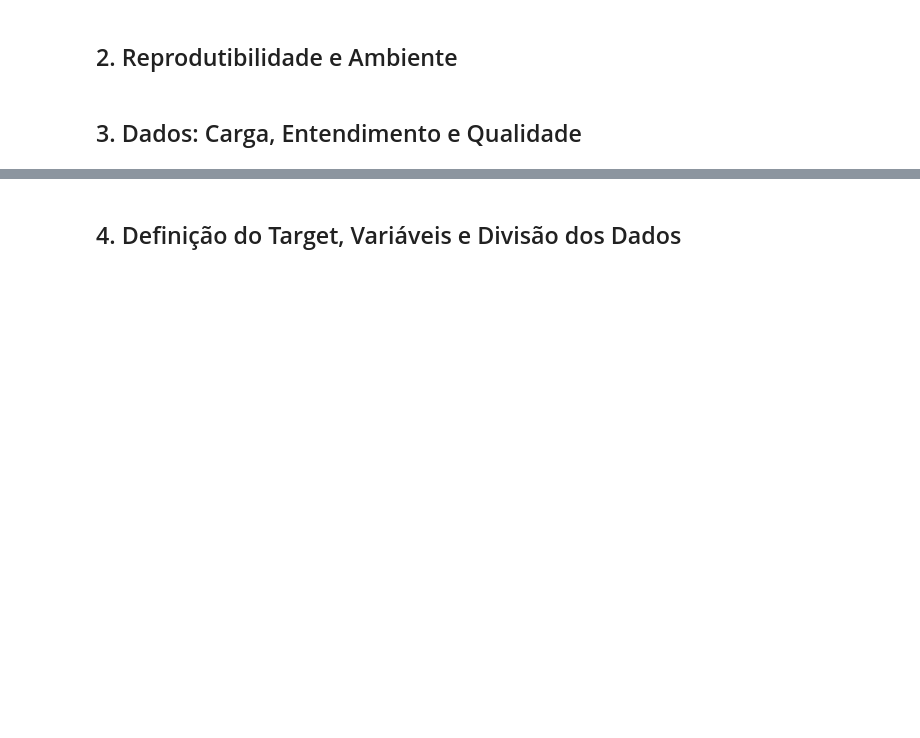
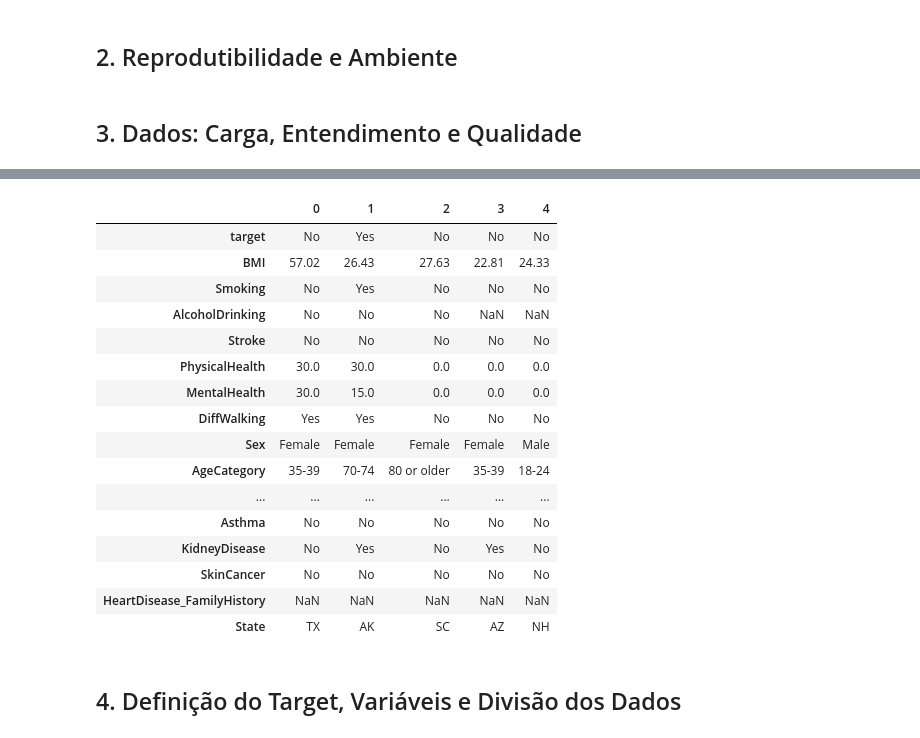
Before and after one commit to andreaafs/MVP-Machine-Learning-Analytics, a Jupyter notebook: MVP_Heart_Disease.ipynb, the cells around one changed output, grey strips where cells are left out. Saved outputs shown, nothing was run; the diff lists cells and outputs as text; code cells hidden in the pictures; blank space fills up the shorter version.

```diff
--- a/MVP_Heart_Disease.ipynb
+++ b/MVP_Heart_Disease.ipynb
@@ -37,2 +117,22 @@ plt.show()
+# %%
+df.head(5).T
+# %% [output]
+|  | 0 | 1 | 2 | 3 | 4 |
+| target | No | Yes | No | No | No |
+| BMI | 57.02 | 26.43 | 27.63 | 22.81 | 24.33 |
+| Smoking | No | Yes | No | No | No |
+| AlcoholDrinking | No | No | No | NaN | NaN |
+| Stroke | No | No | No | No | No |
+| PhysicalHealth | 30.0 | 30.0 | 0.0 | 0.0 | 0.0 |
+| MentalHealth | 30.0 | 15.0 | 0.0 | 0.0 | 0.0 |
+| DiffWalking | Yes | Yes | No | No | No |
+| Sex | Female | Female | Female | Female | Male |
+| AgeCategory | 35-39 | 70-74 | 80 or older | 35-39 | 18-24 |
+| ... | ... | ... | ... | ... | ... |
+| Asthma | No | No | No | No | No |
+| KidneyDisease | No | Yes | No | Yes | No |
+| SkinCancer | No | No | No | No | No |
+| HeartDisease_FamilyHistory | NaN | NaN | NaN | NaN | NaN |
+| State | TX | AK | SC | AZ | NH |
 # %% [markdown]
 ## 4. Definição do Target, Variáveis e Divisão dos Dados
```
Also changed, not shown: parts of 13 cells of this notebook.
